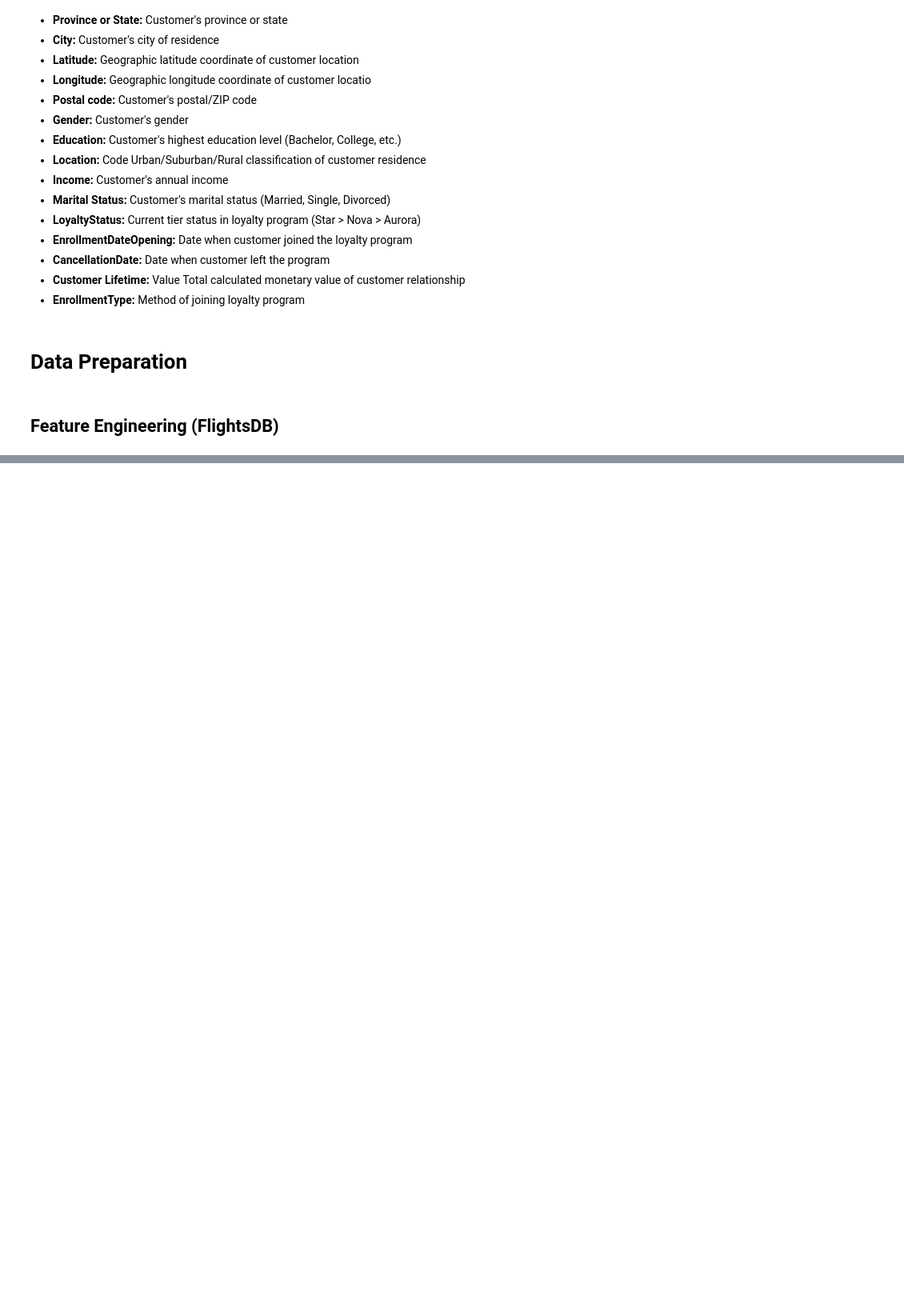
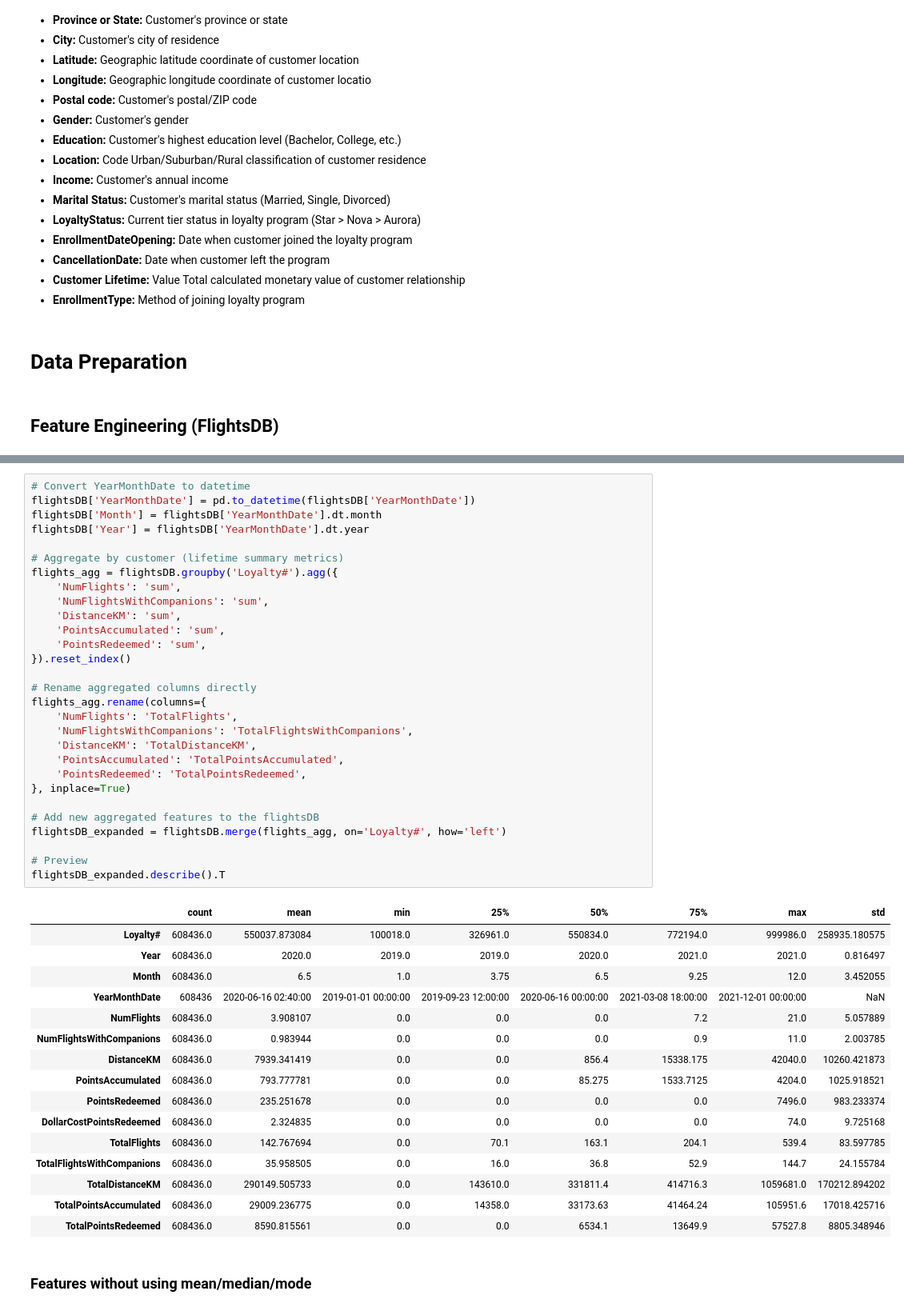
Before and after one commit to lourenco500/Data-Mining-Project, a Jupyter notebook: Feature_Engineering(Data Preprocessing).ipynb, the cells around one changed output, grey strips where cells are left out. Shown at 80% size. Saved outputs shown, nothing was run; the diff lists cells and outputs as text; blank space fills up the shorter version.

```diff
--- a/Feature_Engineering(Data Preprocessing).ipynb
+++ b/Feature_Engineering(Data Preprocessing).ipynb
@@ -93,3 +111,51 @@ customerDB
+# %%
+# Convert YearMonthDate to datetime
+flightsDB['YearMonthDate'] = pd.to_datetime(flightsDB['YearMonthDate'])
+flightsDB['Month'] = flightsDB['YearMonthDate'].dt.month
+flightsDB['Year'] = flightsDB['YearMonthDate'].dt.year
+
+# Aggregate by customer (lifetime summary metrics)
+flights_agg = flightsDB.groupby('Loyalty#').agg({
+    'NumFlights': 'sum',
+    'NumFlightsWithCompanions': 'sum',
+    'DistanceKM': 'sum',
+    'PointsAccumulated': 'sum',
+    'PointsRedeemed': 'sum',
+}).reset_index()
+
+# Rename aggregated columns directly
+flights_agg.rename(columns={
+    'NumFlights': 'TotalFlights',
+    'NumFlightsWithCompanions': 'TotalFlightsWithCompanions',
+    'DistanceKM': 'TotalDistanceKM',
+    'PointsAccumulated': 'TotalPointsAccumulated',
+    'PointsRedeemed': 'TotalPointsRedeemed',
+}, inplace=True)
+
+# Add new aggregated features to the flightsDB
+flightsDB_expanded = flightsDB.merge(flights_agg, on='Loyalty#', how='left')
+
+# Preview
+flightsDB_expanded.describe().T
+# %% [output]
+|  | count | mean | min | 25% | 50% | 75% | max | std |
+| Loyalty# | 608436.0 | 550037.873084 | 100018.0 | 326961.0 | 550834.0 | 772194.0 | 999986.0 | 258935.180575 |
+| Year | 608436.0 | 2020.0 | 2019.0 | 2019.0 | 2020.0 | 2021.0 | 2021.0 | 0.816497 |
+| Month | 608436.0 | 6.5 | 1.0 | 3.75 | 6.5 | 9.25 | 12.0 | 3.452055 |
+| YearMonthDate | 608436 | 2020-06-16 02:40:00 | 2019-01-01 00:00:00 | 2019-09-23 12:00:00 | 2020-06-16 00:00:00 | 2021-03-08 18:00:00 | 2021-12-01 00:00:00 | NaN |
+| NumFlights | 608436.0 | 3.908107 | 0.0 | 0.0 | 0.0 | 7.2 | 21.0 | 5.057889 |
+| NumFlightsWithCompanions | 608436.0 | 0.983944 | 0.0 | 0.0 | 0.0 | 0.9 | 11.0 | 2.003785 |
+| DistanceKM | 608436.0 | 7939.341419 | 0.0 | 0.0 | 856.4 | 15338.175 | 42040.0 | 10260.421873 |
+| PointsAccumulated | 608436.0 | 793.777781 | 0.0 | 0.0 | 85.275 | 1533.7125 | 4204.0 | 1025.918521 |
+| PointsRedeemed | 608436.0 | 235.251678 | 0.0 | 0.0 | 0.0 | 0.0 | 7496.0 | 983.233374 |
+| DollarCostPointsRedeemed | 608436.0 | 2.324835 | 0.0 | 0.0 | 0.0 | 0.0 | 74.0 | 9.725168 |
+| TotalFlights | 608436.0 | 142.767694 | 0.0 | 70.1 | 163.1 | 204.1 | 539.4 | 83.597785 |
+| TotalFlightsWithCompanions | 608436.0 | 35.958505 | 0.0 | 16.0 | 36.8 | 52.9 | 144.7 | 24.155784 |
+| TotalDistanceKM | 608436.0 | 290149.505733 | 0.0 | 143610.0 | 331811.4 | 414716.3 | 1059681.0 | 170212.894202 |
+| TotalPointsAccumulated | 608436.0 | 29009.236775 | 0.0 | 14358.0 | 33173.63 | 41464.24 | 105951.6 | 17018.425716 |
+| TotalPointsRedeemed | 608436.0 | 8590.815561 | 0.0 | 0.0 | 6534.1 | 13649.9 | 57527.8 | 8805.348946 |
+# %% [markdown]
+### Features without using mean/median/mode
 # %% [markdown]
 We will add the following features to our model in order to better analyse the customers and hopefully better segment them in the future.
 
```
Also changed, not shown: parts of 35 cells of this notebook, 4 other files.
